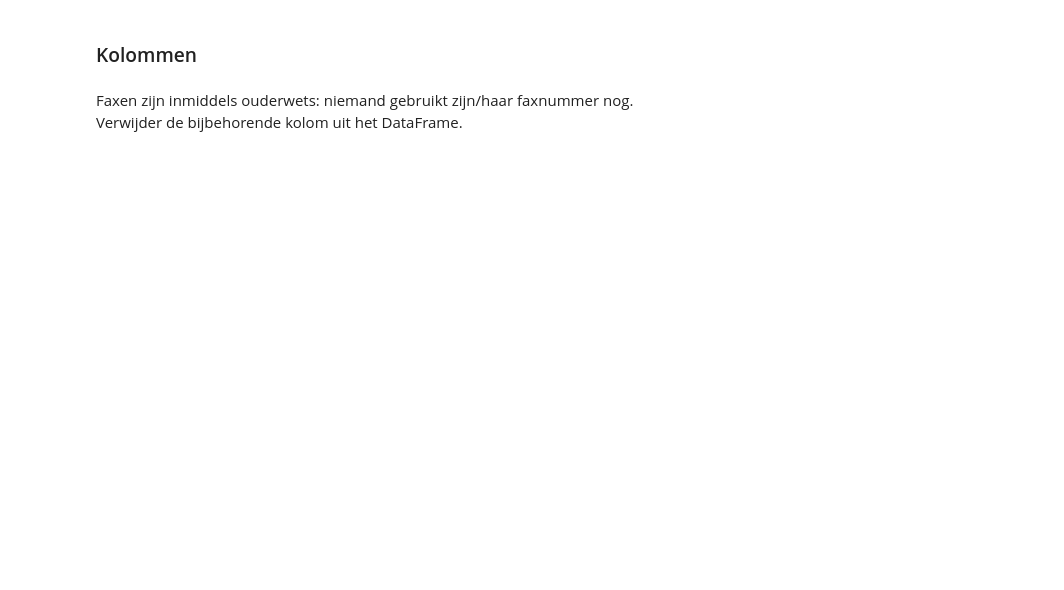
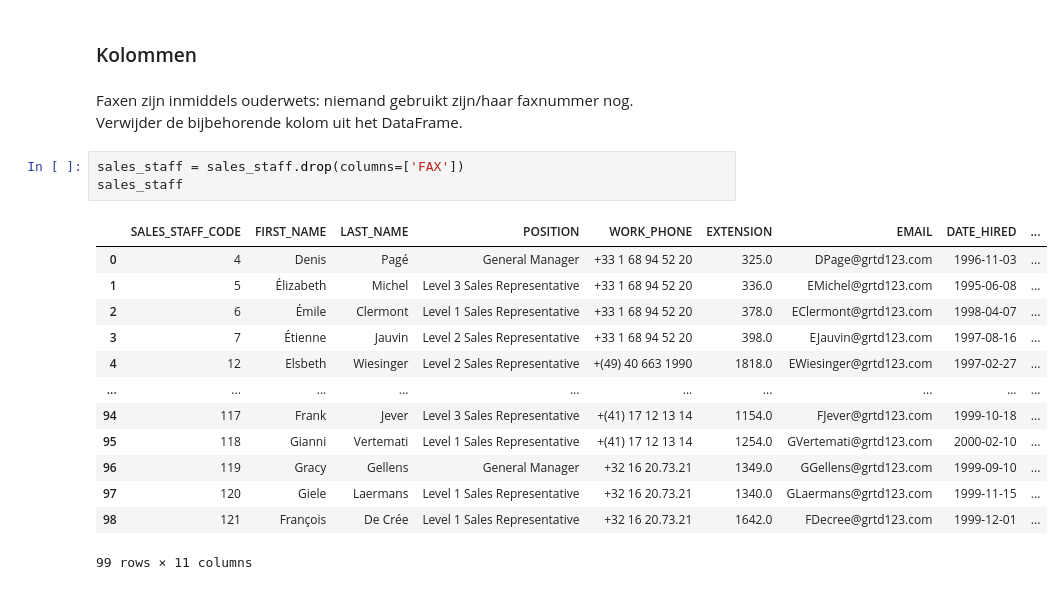
Before and after one commit to Mohamed2345234/Deds-Opdrachten, a Jupyter notebook: DEDS_WC_1.1b_Opdrachten.ipynb, the cells around one changed output. Cells and saved outputs as stored; diff of their text form; blank space fills up the shorter version.

```diff
--- a/DEDS_WC_1.1b_Opdrachten.ipynb
+++ b/DEDS_WC_1.1b_Opdrachten.ipynb
@@ -243,3 +370,20 @@ Verwijder de bijbehorende rijen uit het DataFrame. Gebruik slechts één keer de
 # %% [markdown]
 Faxen zijn inmiddels ouderwets: niemand gebruikt zijn/haar faxnummer nog.<br>
 Verwijder de bijbehorende kolom uit het DataFrame.
+# %%
+sales_staff = sales_staff.drop(columns=['FAX'])
+sales_staff
+# %% [output]
+|  | SALES_STAFF_CODE | FIRST_NAME | LAST_NAME | POSITION | WORK_PHONE | EXTENSION | EMAIL | DATE_HIRED | ... |
+| 0 | 4 | Denis | Pagé | General Manager | +33 1 68 94 52 20 | 325.0 | DPage@grtd123.com | 1996-11-03 | ... |
+| 1 | 5 | Élizabeth | Michel | Level 3 Sales Representative | +33 1 68 94 52 20 | 336.0 | EMichel@grtd123.com | 1995-06-08 | ... |
+| 2 | 6 | Émile | Clermont | Level 1 Sales Representative | +33 1 68 94 52 20 | 378.0 | EClermont@grtd123.com | 1998-04-07 | ... |
+| 3 | 7 | Étienne | Jauvin | Level 2 Sales Representative | +33 1 68 94 52 20 | 398.0 | EJauvin@grtd123.com | 1997-08-16 | ... |
+| 4 | 12 | Elsbeth | Wiesinger | Level 2 Sales Representative | +(49) 40 663 1990 | 1818.0 | EWiesinger@grtd123.com | 1997-02-27 | ... |
+| ... | ... | ... | ... | ... | ... | ... | ... | ... | ... |
+| 94 | 117 | Frank | Jever | Level 3 Sales Representative | +(41) 17 12 13 14 | 1154.0 | FJever@grtd123.com | 1999-10-18 | ... |
+| 95 | 118 | Gianni | Vertemati | Level 1 Sales Representative | +(41) 17 12 13 14 | 1254.0 | GVertemati@grtd123.com | 2000-02-10 | ... |
+| 96 | 119 | Gracy | Gellens | General Manager | +32 16 20.73.21 | 1349.0 | GGellens@grtd123.com | 1999-09-10 | ... |
+| 97 | 120 | Giele | Laermans | Level 1 Sales Representative | +32 16 20.73.21 | 1340.0 | GLaermans@grtd123.com | 1999-11-15 | ... |
+| 98 | 121 | François | De Crée | Level 1 Sales Representative | +32 16 20.73.21 | 1642.0 | FDecree@grtd123.com | 1999-12-01 | ... |
+99 rows × 11 columns
```
Also changed, not shown: parts of 10 cells of this notebook, 1 other file.
